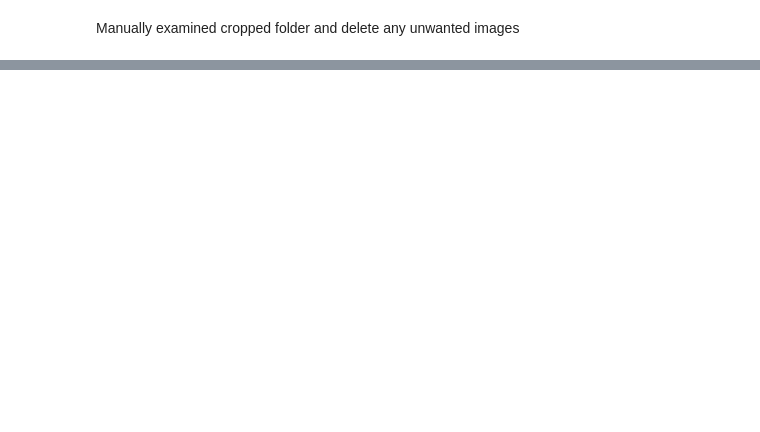
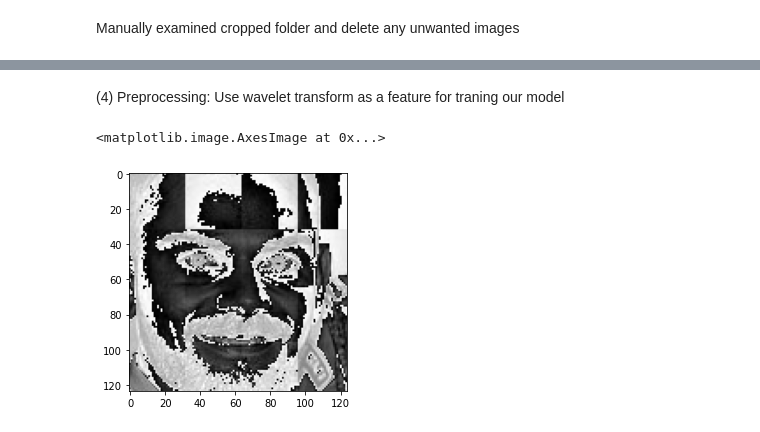
Before and after one commit to NLP-practitioners/image-classifier, a Jupyter notebook: model/image_classifier_model.ipynb, the cells around one changed output, grey strips where cells are left out. Drawn from its saved outputs; the diff is of its cells as text; code cells hidden in the pictures; blank space fills up the shorter version.

Commit message:
Used wavelet transform on cropped pictures

```diff
--- a/model/image_classifier_model.ipynb
+++ b/model/image_classifier_model.ipynb
@@ -146,0 +238,36 @@ class_dict
+# %% [markdown]
+(4) Preprocessing: Use wavelet transform as a feature for traning our model
+# %%
+#In wavelet transformed image, you can see edges clearly and that can give us clues on various facial features such as eyes, nose, lips etc
+import numpy as np
+import pywt
+import cv2
+
+def w2d(img, mode='haar', level=1):
+    imArray = img
+    #Datatype conversions
+    #convert to grayscale
+    imArray = cv2.cvtColor( imArray,cv2.COLOR_RGB2GRAY )
+    #convert to float
+    imArray =  np.float32(imArray)
+    imArray /= 255;
+    # compute coefficients
+    coeffs=pywt.wavedec2(imArray, mode, level=level)
+
+    #Process Coefficients
+    coeffs_H=list(coeffs)
+    coeffs_H[0] *= 0;
+
+    # reconstruction
+    imArray_H=pywt.waverec2(coeffs_H, mode);
+    imArray_H *= 255;
+    imArray_H =  np.uint8(imArray_H)
+
+    return imArray_H
+# %%
+cropped_img = np.array(roi_color)
+im_har = w2d(cropped_img,'db1',5)
+plt.imshow(im_har, cmap='gray')
+# %% [output]
+<matplotlib.image.AxesImage at 0x...>
+[figure, added]
```
Also changed, not shown: parts of 17 cells of this notebook, 24 other files.
